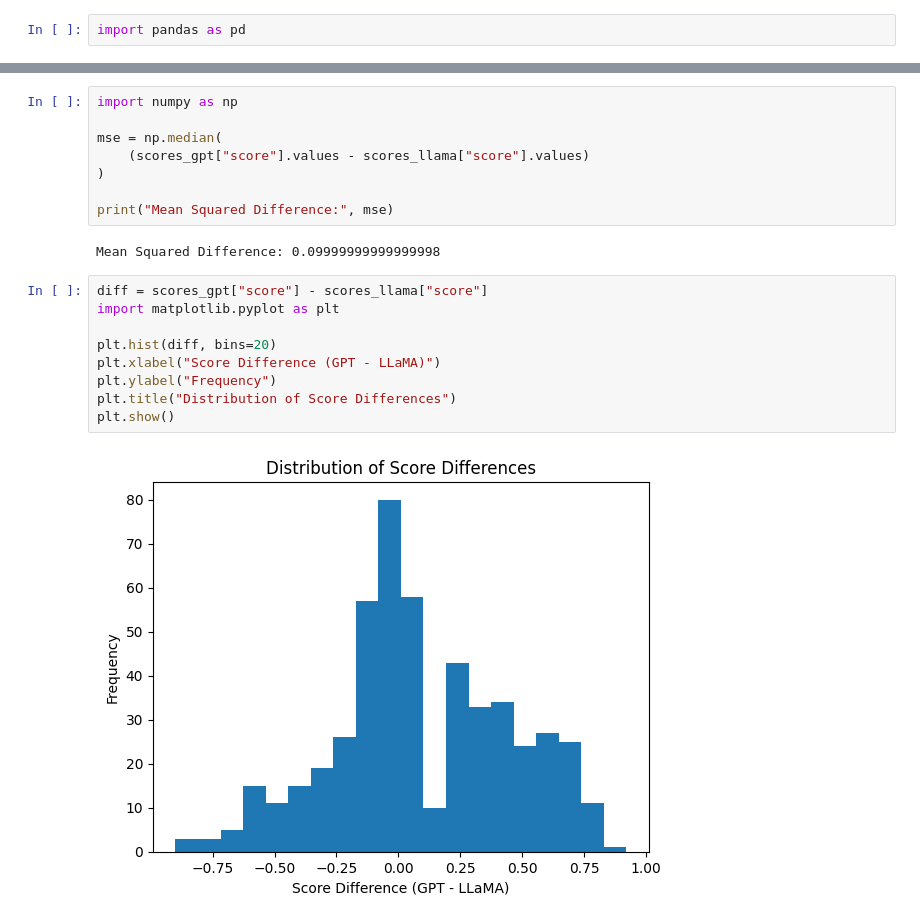
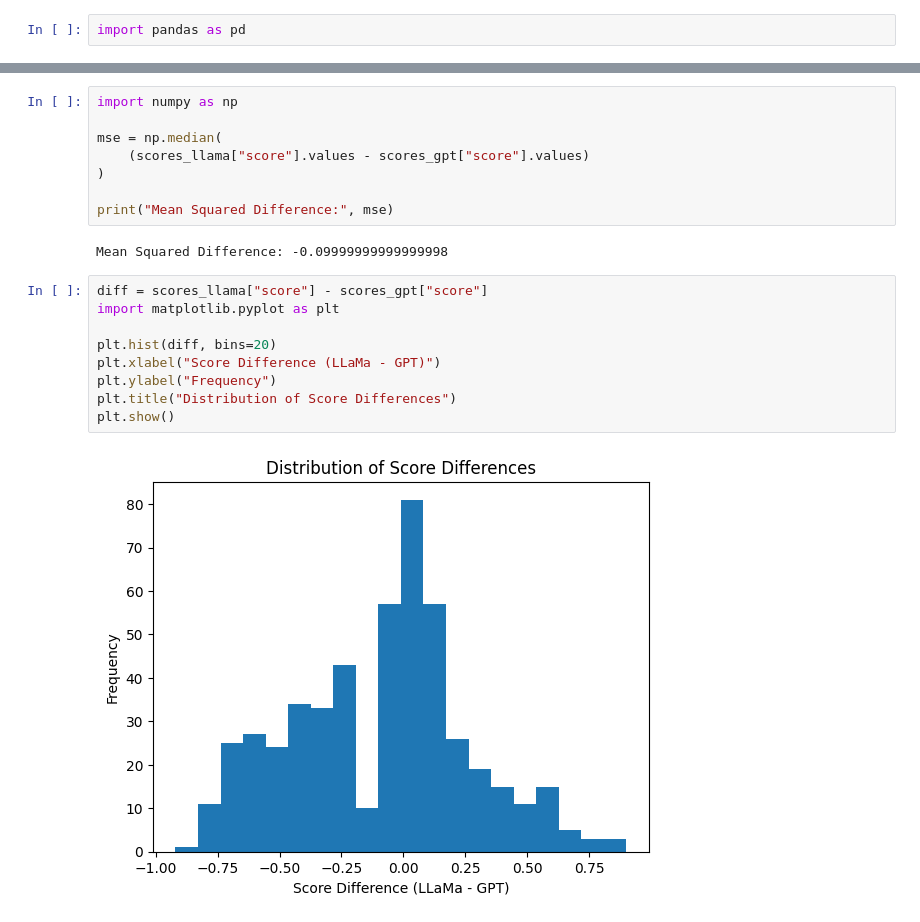
Before and after one commit to pkochelka/povalec, a Jupyter notebook: llm_score_comparison.ipynb, the cells around one changed output, grey strips where cells are left out. Cells and saved outputs as stored; diff of their text form.

```diff
--- a/llm_score_comparison.ipynb
+++ b/llm_score_comparison.ipynb
@@ -31,20 +17,20 @@ scores_llama.sort_values(by=['score_diff']).to_csv(
 import numpy as np
 
 mse = np.median(
-    (scores_gpt["score"].values - scores_llama["score"].values)
+    (scores_llama["score"].values - scores_gpt["score"].values)
 )
 
 print("Mean Squared Difference:", mse)
 # %% [output]
-Mean Squared Difference: 0.09999999999999998
+Mean Squared Difference: -0.09999999999999998
 # %%
-diff = scores_gpt["score"] - scores_llama["score"]
+diff = scores_llama["score"] - scores_gpt["score"]
 import matplotlib.pyplot as plt
 
 plt.hist(diff, bins=20)
-plt.xlabel("Score Difference (GPT - LLaMA)")
+plt.xlabel("Score Difference (LLaMa - GPT)")
 plt.ylabel("Frequency")
 plt.title("Distribution of Score Differences")
 plt.show()
 # %% [output]
-[figure, old version]
+[figure, new version]
```
Also changed, not shown: parts of 1 cell of this notebook, 9 other files.
